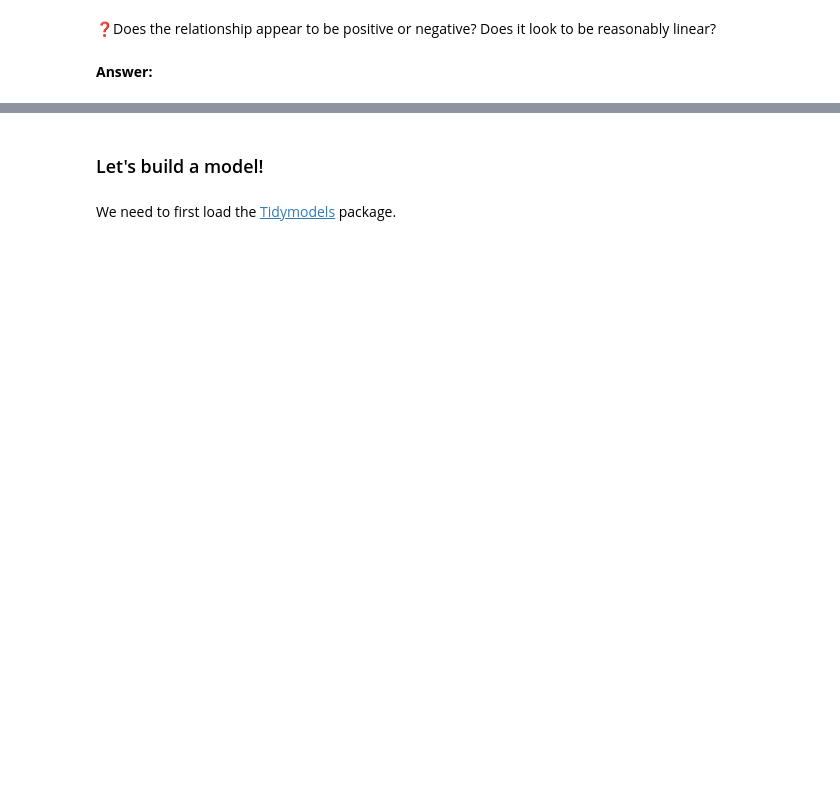
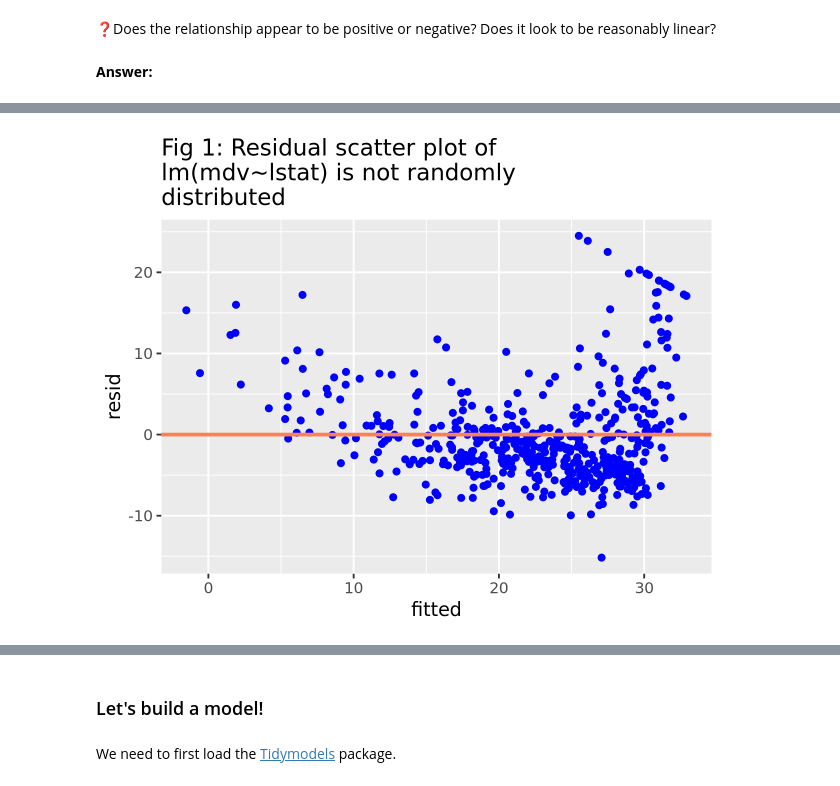
Before and after one commit to UNC-DATA-730/unit-3-assignment-williamsmaddie, a Jupyter notebook: assignment3.ipynb, the cells around one changed output, grey strips where cells are left out. Drawn from its saved outputs; the diff is of its cells as text; code cells hidden in the pictures; blank space fills up the shorter version.

```diff
--- a/assignment3.ipynb
+++ b/assignment3.ipynb
@@ -30,0 +71,13 @@ p
+# %%
+# Creating linear model and adding fitted/residual values to df
+medv_model <- lm(medv~lstat,data=Boston)
+medv_resid <- Boston |> select(lstat,medv) |>
+ mutate(fitted = fitted(medv_model),
+         resid = resid(medv_model))
+# %%
+ggplot(medv_resid, aes(x = fitted, y = resid)) +
+ geom_point(color="blue") +
+ geom_hline(yintercept = 0, color="coral",size=1)+
+ggtitle(str_wrap("Fig 1: Residual scatter plot of lm(mdv~lstat) is not randomly distributed", width = 40))
+# %% [output]
+[figure, added]
```
Also changed, not shown: parts of 15 cells of this notebook.
